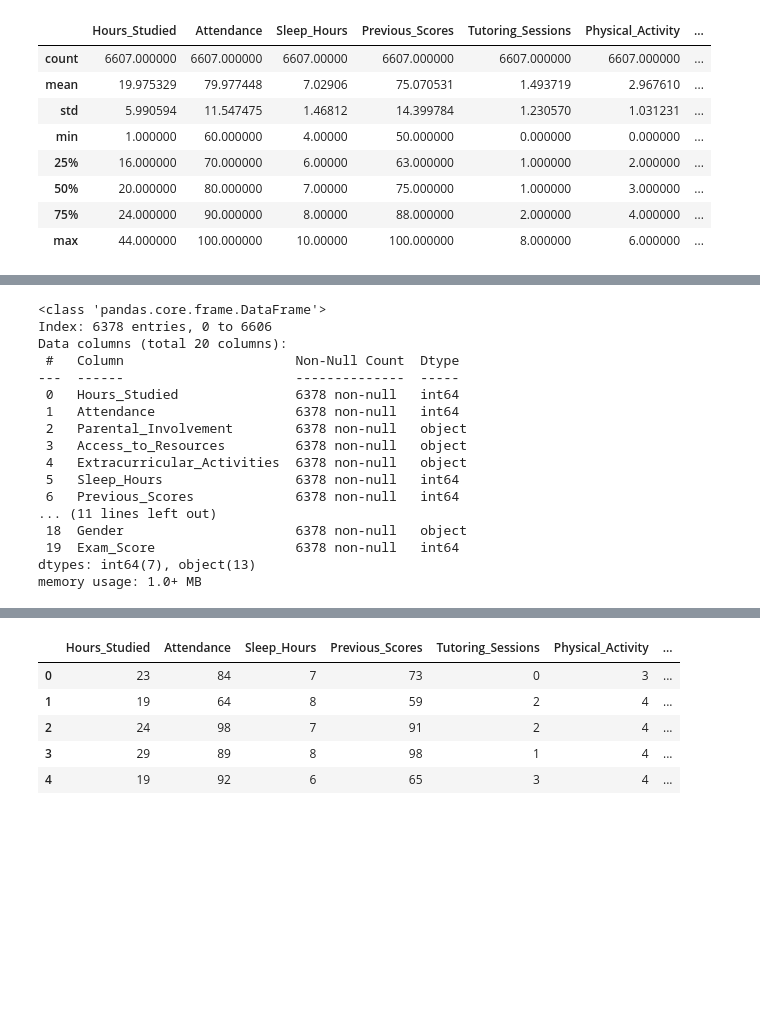
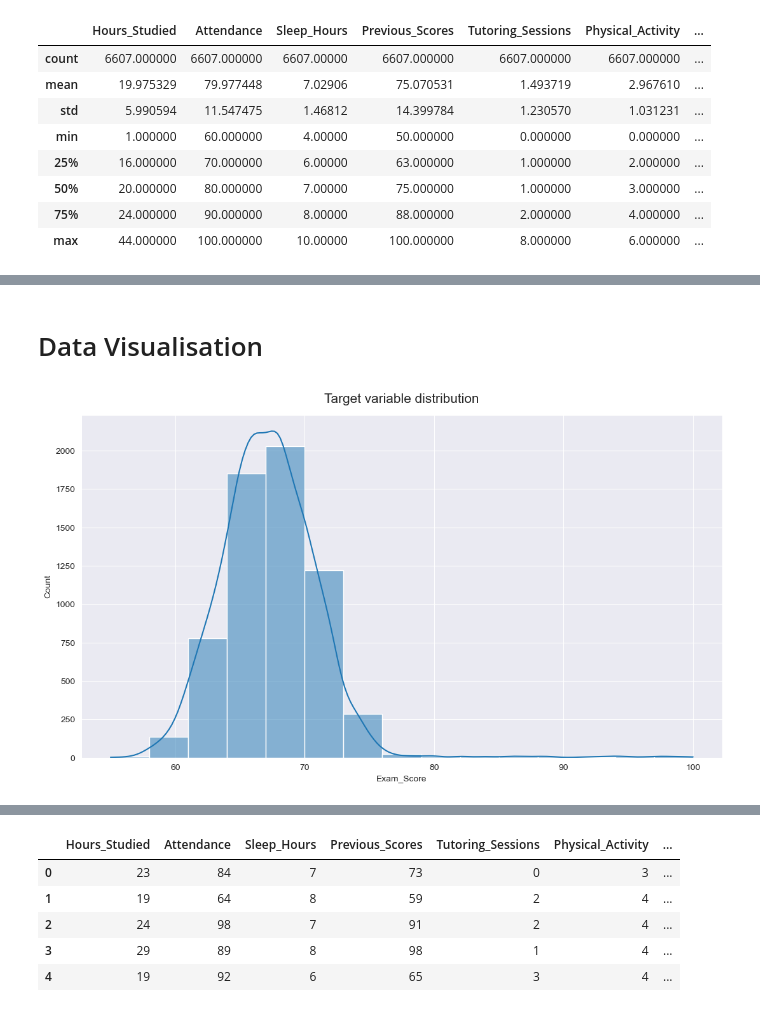
Before and after one commit to 02sagoe/Predicting-Student-Performance, a Jupyter notebook: main.ipynb, the cells around one changed output, grey strips where cells are left out. Cells and saved outputs as stored; diff of their text form; code cells hidden in the pictures; blank space fills up the shorter version.

```diff
--- a/main.ipynb
+++ b/main.ipynb
@@ -55,21 +89,14 @@ df.describe()
 # %%
 # drop null values
-df.dropna().info()
+df = df.dropna()
-# %% [output]
-<class 'pandas.core.frame.DataFrame'>
-Index: 6378 entries, 0 to 6606
-Data columns (total 20 columns):
- #   Column                      Non-Null Count  Dtype
----  ------                      --------------  -----
- 0   Hours_Studied               6378 non-null   int64
- 1   Attendance                  6378 non-null   int64
- 2   Parental_Involvement        6378 non-null   object
- 3   Access_to_Resources         6378 non-null   object
- 4   Extracurricular_Activities  6378 non-null   object
- 5   Sleep_Hours                 6378 non-null   int64
- 6   Previous_Scores             6378 non-null   int64
-... (11 lines left out)
- 18  Gender                      6378 non-null   object
- 19  Exam_Score                  6378 non-null   int64
-dtypes: int64(7), object(13)
-memory usage: 1.0+ MB
+# %% [markdown]
+# Data Visualisation
+# %%
+# Target variable distribution
+sns.set_style('darkgrid')
+plt.figure(figsize = (13, 7))
+sns.histplot(df.Exam_Score, kde = True, bins = 15)
+plt.title('Target variable distribution', y = 1.02, fontsize = 15)
+plt.show()
+# %% [output]
+[figure, added]
```
Also changed, not shown: parts of 56 cells of this notebook.
